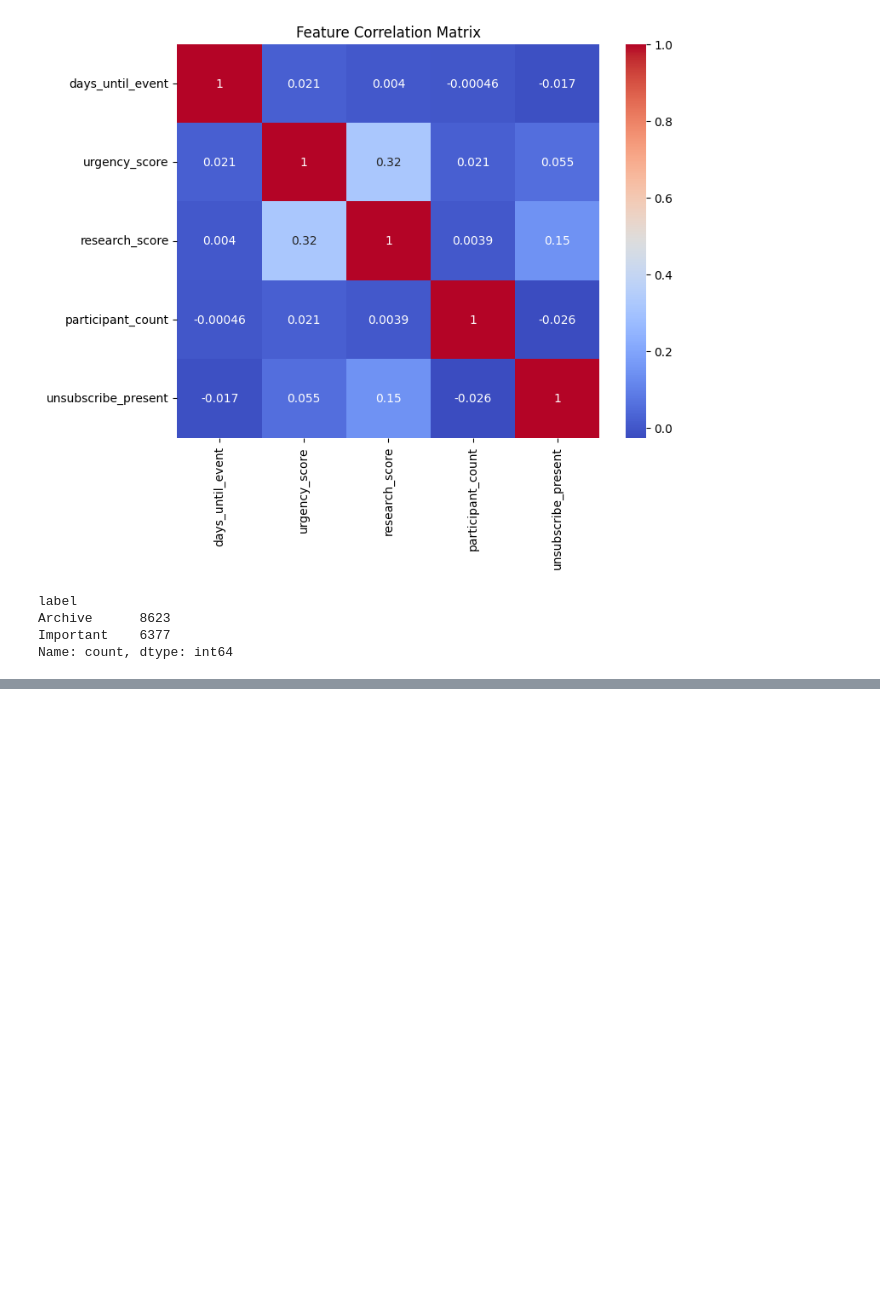
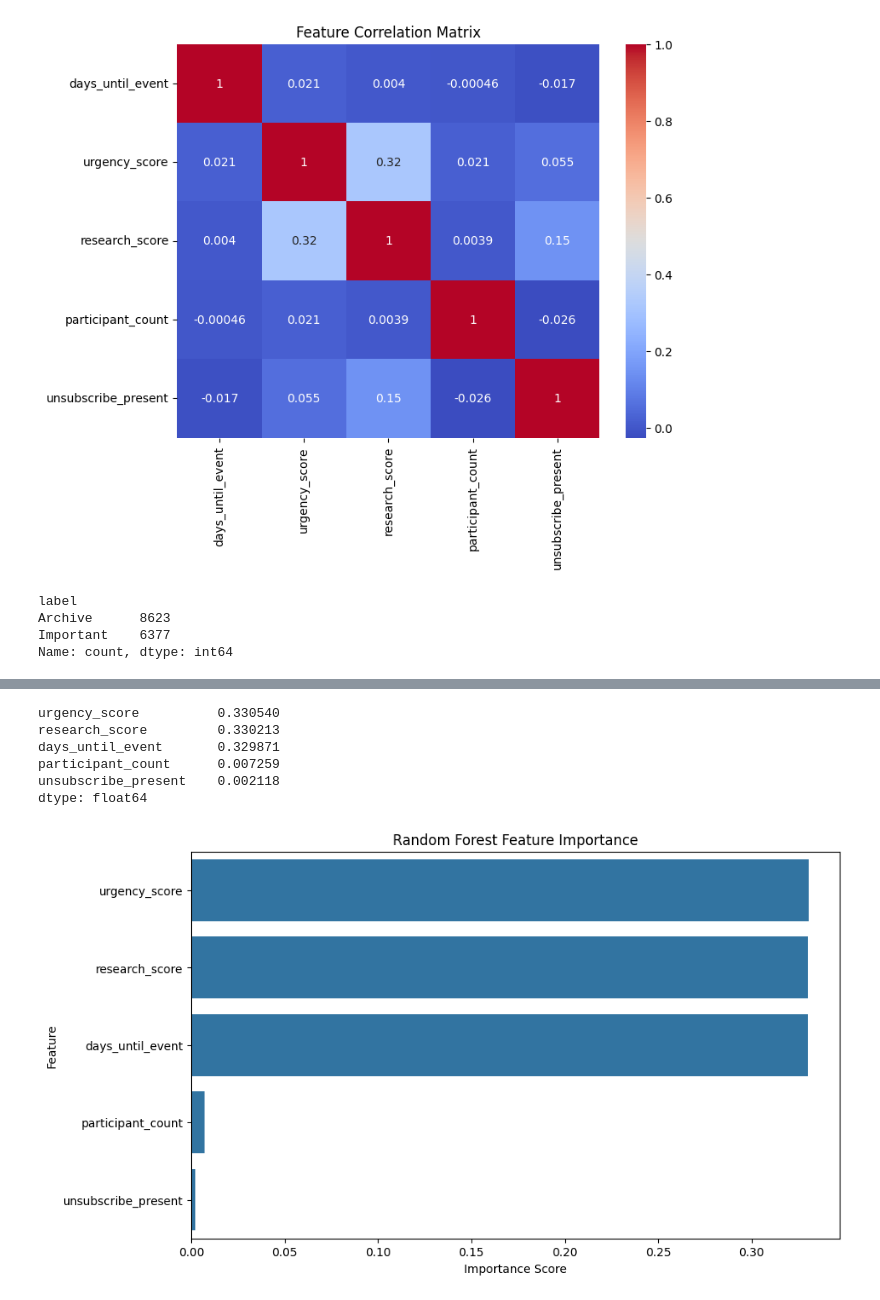
Before and after one commit to elijah902/email-sorter, a Jupyter notebook: notebooks/preprocessing.ipynb, the cells around one changed output, grey strips where cells are left out. Cells and saved outputs as stored; diff of their text form; code cells hidden in the pictures; blank space fills up the shorter version.

Commit message:
Add feature importance visualization to random forest model

```diff
--- a/notebooks/preprocessing.ipynb
+++ b/notebooks/preprocessing.ipynb
@@ -334,3 +359,28 @@ weighted avg       1.00      1.00      1.00      3000
+# %%
+# Feature importance
+
+importances = rf_model.feature_importances_
+
+feature_imp = pd.Series(importances, index=feature_cols).sort_values(ascending=False)
+
+
+print(feature_imp)
+
+plt.figure(figsize=(10, 6))
+sns.barplot(x=feature_imp.values, y=feature_imp.index)
+
+plt.title('Random Forest Feature Importance')
+plt.xlabel('Importance Score')
+plt.ylabel('Feature')
+plt.show()
+# %% [output]
+urgency_score          0.330540
+research_score         0.330213
+days_until_event       0.329871
+participant_count      0.007259
+unsubscribe_present    0.002118
+dtype: float64
+[figure, added]
 # %%
 # Linear regression
 
```
Also changed, not shown: parts of 3 cells of this notebook.
